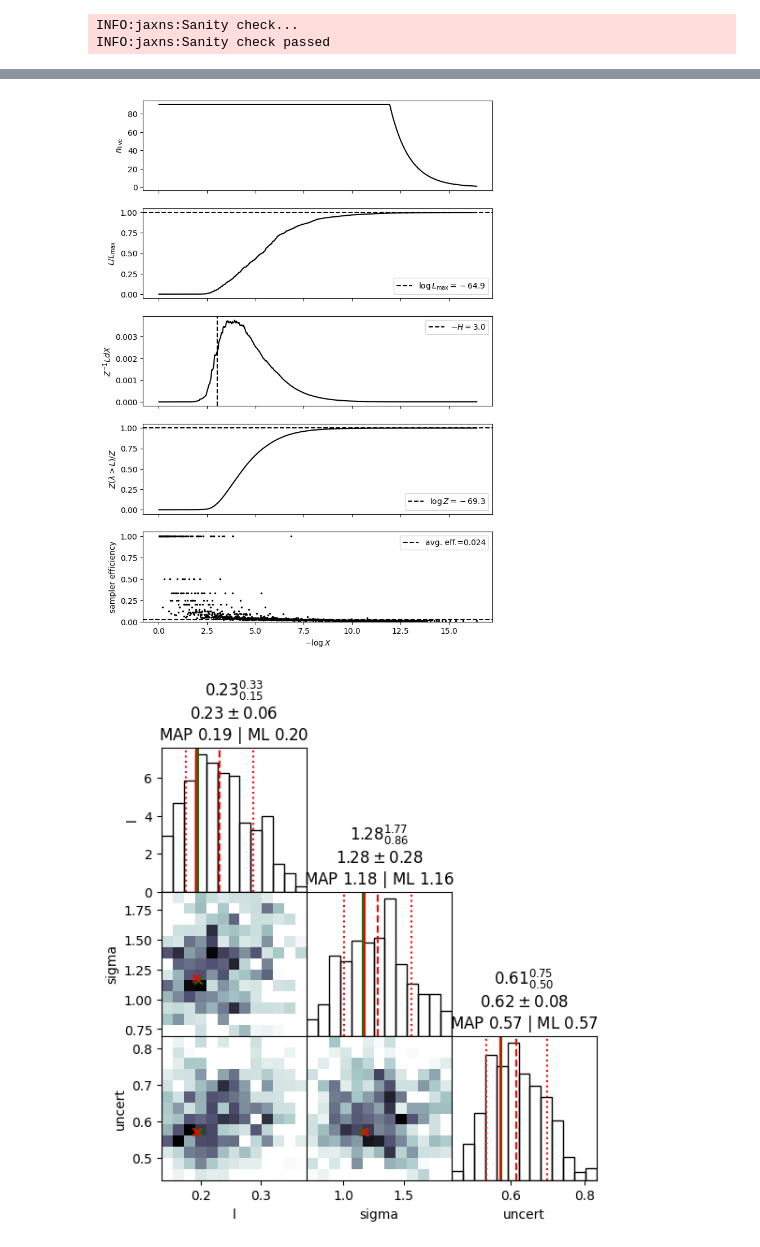
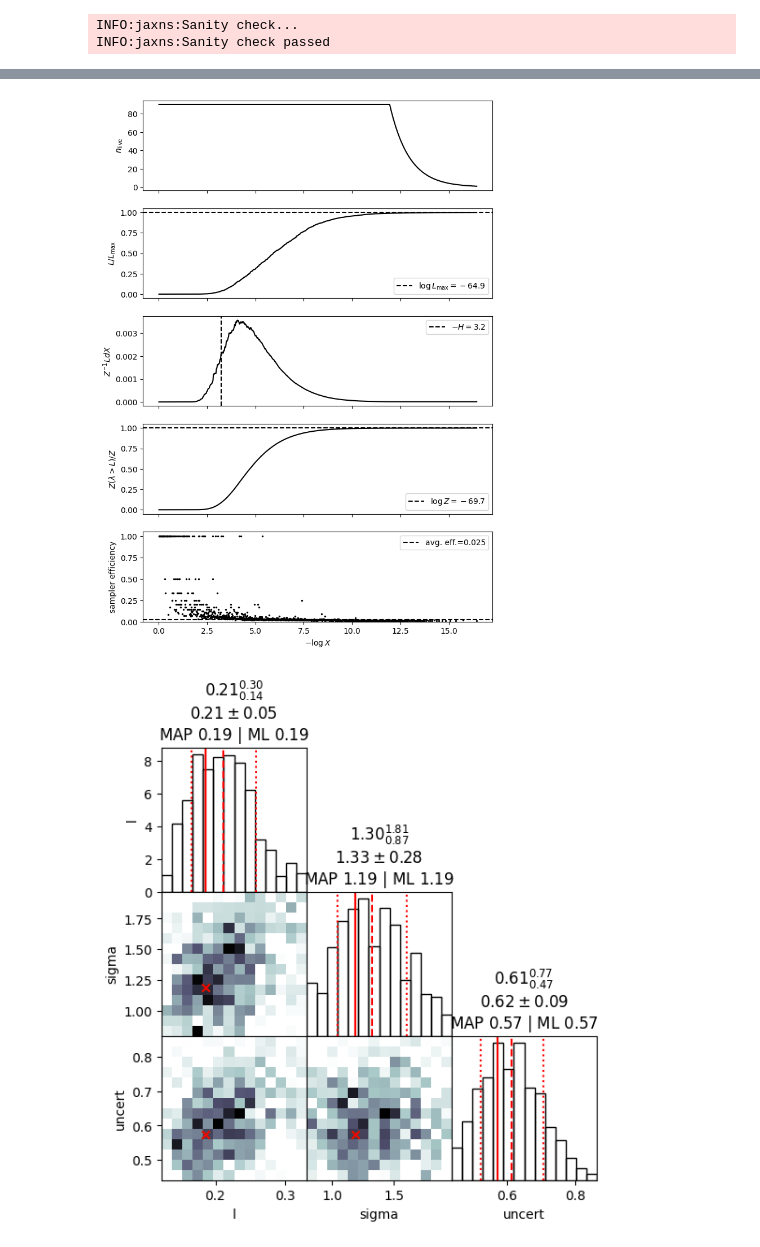
Before and after one commit to Joshuaalbert/jaxns, a Jupyter notebook: docs/examples/evidence_maximisation.ipynb, the cells around one changed output, grey strips where cells are left out. Drawn from its saved outputs; the diff is of its cells as text; code cells hidden in the pictures.

```diff
--- a/docs/examples/evidence_maximisation.ipynb
+++ b/docs/examples/evidence_maximisation.ipynb
@@ -170,8 +170,9 @@ results, params = EvidenceMaximisation(
     ns_kwargs=dict(max_samples=1e6),
     verbose=False,
     gtol=1e-3,
-    log_Z_ftol=0.01
-).train(10)
+    log_Z_ftol=0.001,
+    batch_size=None
+).train(100)
 
 summary(results, with_parametrised=False)
 plot_diagnostics(results)
@@ -196,6 +197,6 @@ uncert: 0.616 +- 0.077 | 0.513 / 0.611 / 0.712 | 0.571 | 0.572
 --------
-[figure, old version]
+[figure, new version]
-[figure, old version]
+[figure, new version]
 # %%
 param_transformed = model(params).transform_parametrised(U=results.U_samples[0])
 # %%
```
Also changed, not shown: parts of 3 cells of this notebook, 5 other files.
